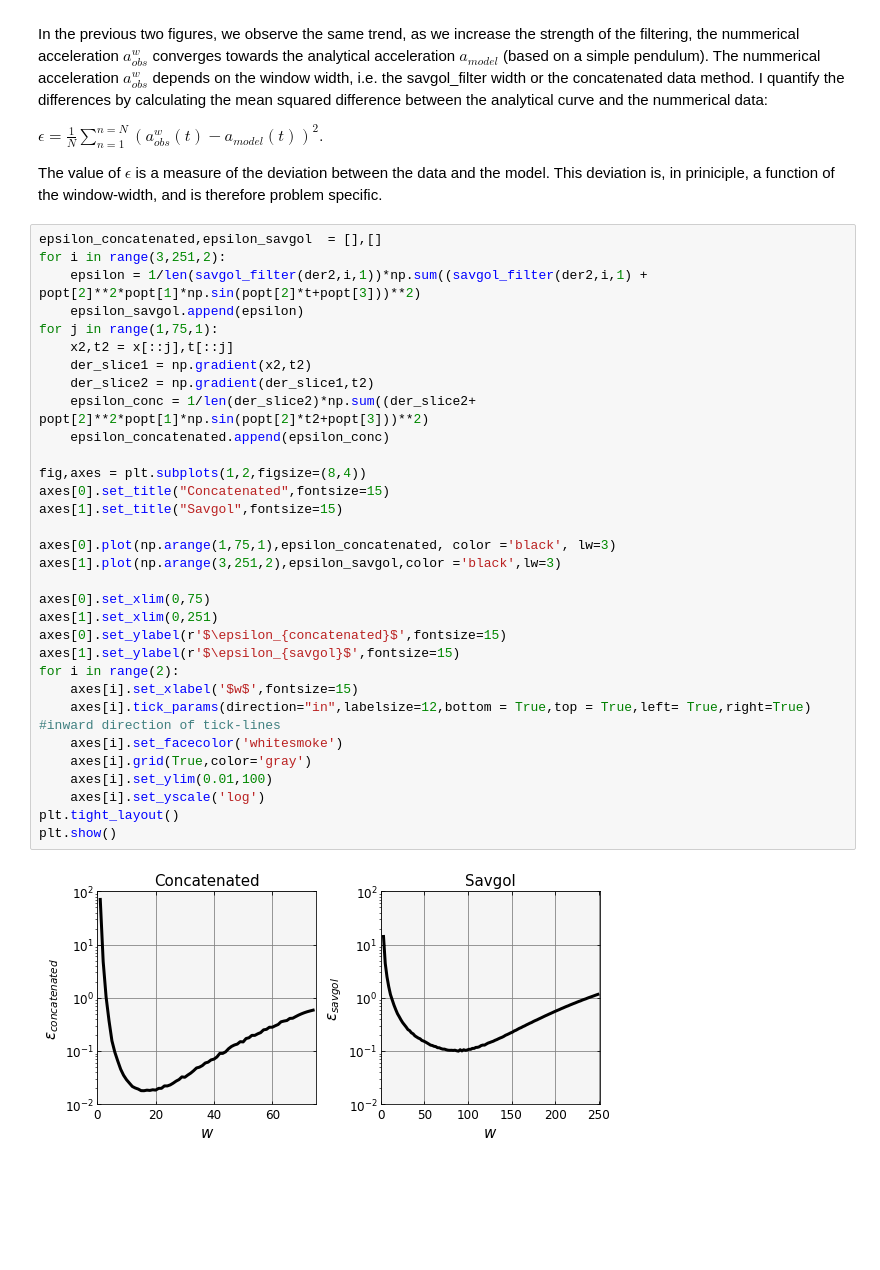
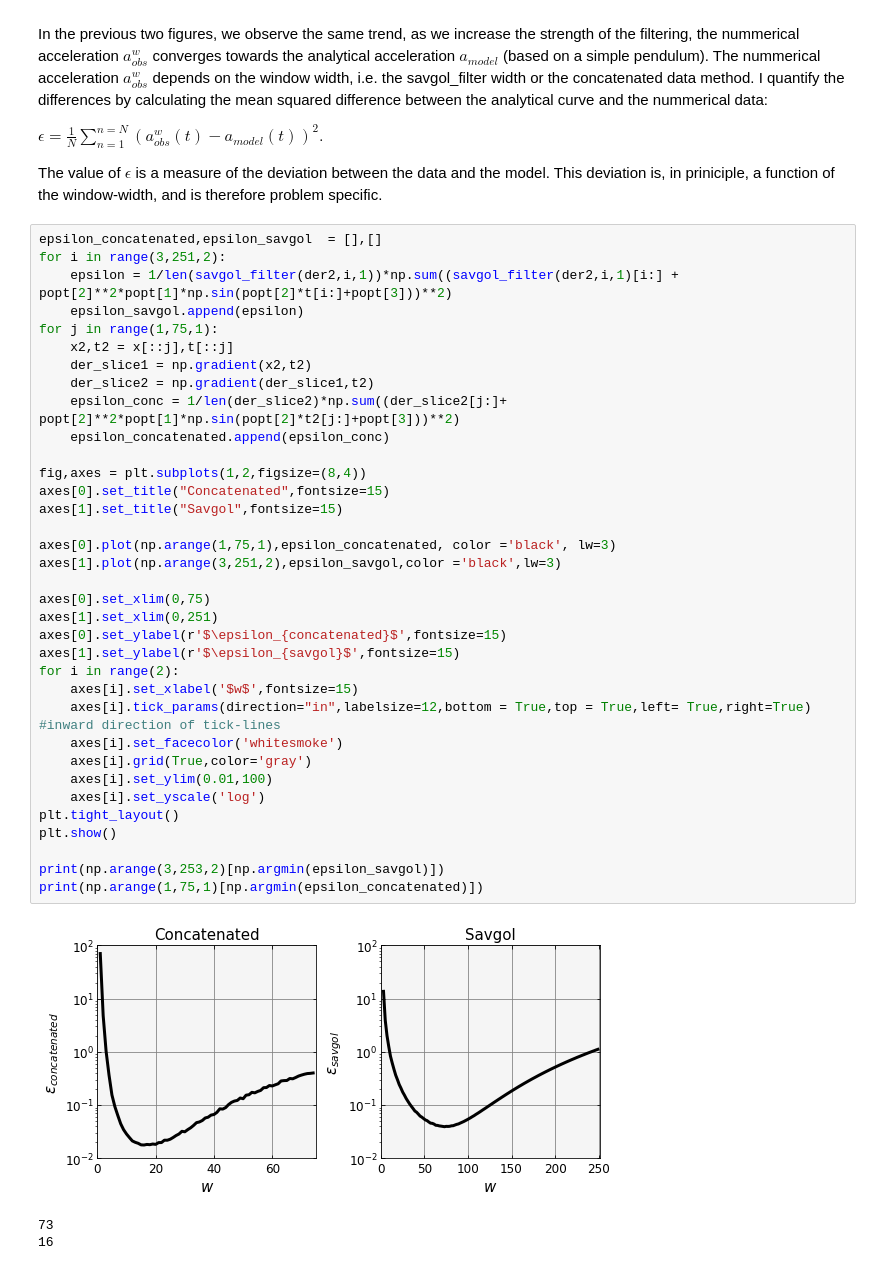
Before and after one commit to JBusink/Ndiff, a Jupyter notebook: code/Notebook_Pendulum.ipynb, the cells around one changed output. Cells and saved outputs as stored; diff of their text form; blank space fills up the shorter version.

```diff
--- a/code/Notebook.ipynb
+++ b/code/Notebook_Pendulum.ipynb
@@ -248,34 +248,39 @@ The value of $\epsilon$ is a measure of the deviation between the data and the m
 # %%
 epsilon_concatenated,epsilon_savgol  = [],[]
 for i in range(3,251,2):
-    epsilon = 1/len(savgol_filter(der2,i,1))*np.sum((savgol_filter(der2,i,1) + popt[2]**2*popt[1]*np.sin(popt[2]*t+popt[3]))**2)
+    epsilon = 1/len(savgol_filter(der2,i,1))*np.sum((savgol_filter(der2,i,1)[i:] + popt[2]**2*popt[1]*np.sin(popt[2]*t[i:]+popt[3]))**2)
     epsilon_savgol.append(epsilon)
 for j in range(1,75,1):
     x2,t2 = x[::j],t[::j]
     der_slice1 = np.gradient(x2,t2)
     der_slice2 = np.gradient(der_slice1,t2)
-    epsilon_conc = 1/len(der_slice2)*np.sum((der_slice2+ popt[2]**2*popt[1]*np.sin(popt[2]*t2+popt[3]))**2)
+    epsilon_conc = 1/len(der_slice2)*np.sum((der_slice2[j:]+ popt[2]**2*popt[1]*np.sin(popt[2]*t2[j:]+popt[3]))**2)
     epsilon_concatenated.append(epsilon_conc)
 
 fig,axes = plt.subplots(1,2,figsize=(8,4))
 axes[0].set_title("Concatenated",fontsize=15)
 axes[1].set_title("Savgol",fontsize=15)
 
 axes[0].plot(np.arange(1,75,1),epsilon_concatenated, color ='black', lw=3)
 axes[1].plot(np.arange(3,251,2),epsilon_savgol,color ='black',lw=3)
 
 axes[0].set_xlim(0,75)
 axes[1].set_xlim(0,251)
 axes[0].set_ylabel(r'$\epsilon_{concatenated}$',fontsize=15)
 axes[1].set_ylabel(r'$\epsilon_{savgol}$',fontsize=15)
 for i in range(2):
     axes[i].set_xlabel('$w$',fontsize=15)
     axes[i].tick_params(direction="in",labelsize=12,bottom = True,top = True,left= True,right=True) #inward direction of tick-lines
     axes[i].set_facecolor('whitesmoke')
     axes[i].grid(True,color='gray')
     axes[i].set_ylim(0.01,100)
     axes[i].set_yscale('log')
 plt.tight_layout()
 plt.show()
+
+print(np.arange(3,253,2)[np.argmin(epsilon_savgol)])
+print(np.arange(1,75,1)[np.argmin(epsilon_concatenated)])
 # %% [output]
-[figure, old version]
+[figure, new version]
+73
+16
```
Also changed, not shown: parts of 2 cells of this notebook, 1 other file.
